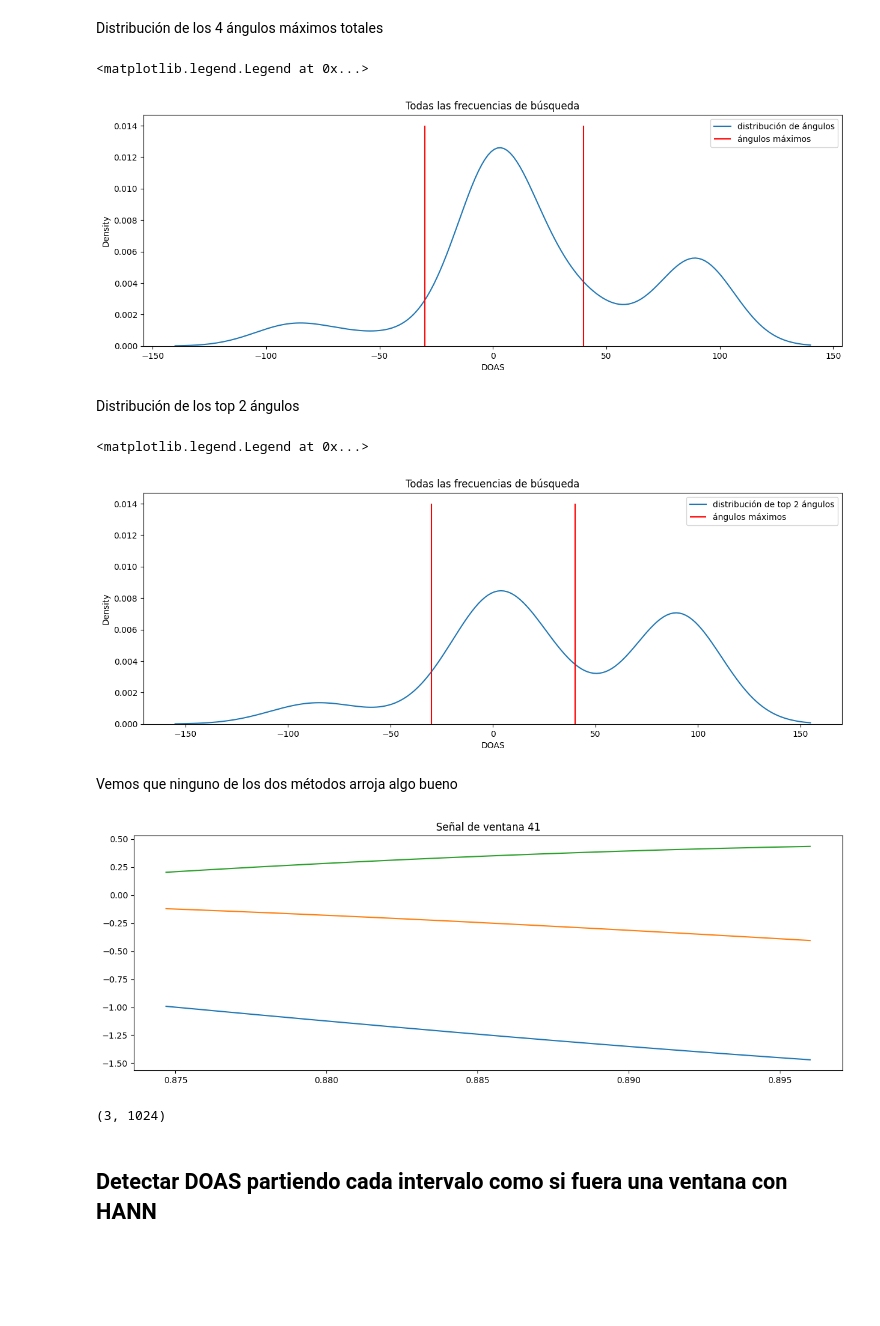
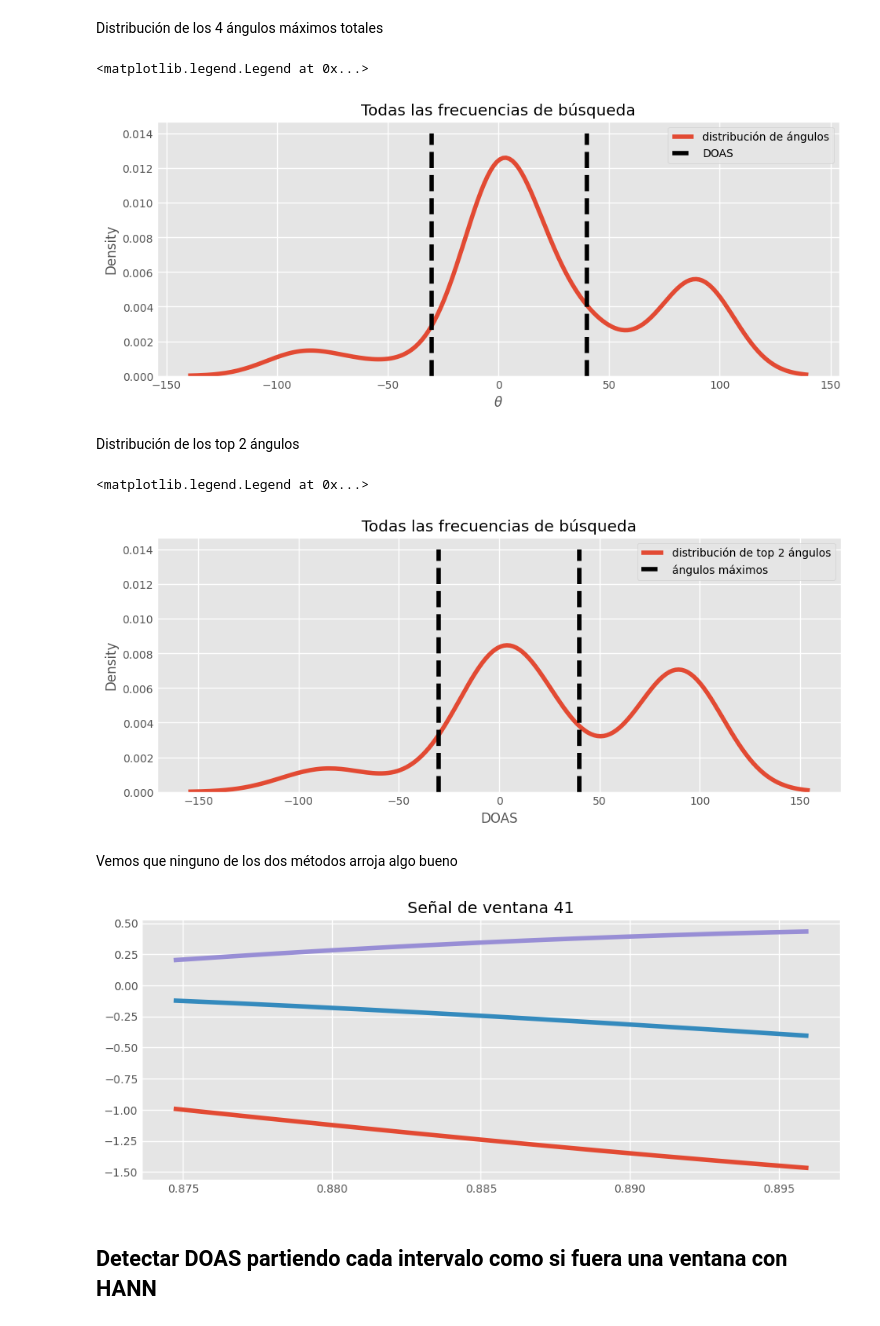
Before and after one commit to linear-regret/PDA, a Jupyter notebook: Proyecto PDA/music_complete.ipynb, the cells around one changed output. Drawn from its saved outputs; the diff is of its cells as text; code cells hidden in the pictures; blank space fills up the shorter version.

```diff
--- a/Proyecto PDA/music_complete.ipynb
+++ b/Proyecto PDA/music_complete.ipynb
@@ -9,11 +9,13 @@ import numpy as np
 from math import pi
 import wave
 
+plt.style.use('ggplot')
+
 from scipy import fft
 import pyfftw as fftw
 # Opciones de matplotlib
 rc=plt.rcParams
-rc['figure.figsize']=[15,5]
+rc['figure.figsize']=[10,4]
 
 # Para mostrar todas las columnas cuando se imprime un df
 pd.set_option('display.max_columns', None)
@@ -173,12 +194,13 @@ como sólo se ven tres gráficas confirmamos que se obtiene lo mismo
 # %%
 def gen_señales_mic(DOAS,señales,d_im,N_mic,n_ventana=1024,freq_sampleo=48_000):
     '''
+    Para un arreglo lineal
+    regresa las señales  que se observarían en cada micrófono dadas las señales
+
     DOAS: Los ángulos en grados de las señales de entrada
     d_im: distancia inter-micrófono
     n_ventana: el tamaño de la muestra
     señales: funciones o arreglos que se le aplican a los datos
-
-    regresa las señales reales en cada micrófono
     '''
 
     # Se obtienen las frecuencias de la transformada rápida
@@ -210,9 +232,9 @@ plt.plot(t,x_mics[0],label='1')
 plt.plot(t,x_mics[1],label='2')
 plt.plot(t,x_mics[2],label='3')
 
-# plt.plot(t,x)
-# plt.plot(t,y)
-# plt.plot(t,z)
+plt.plot(t,x,label='a')
+plt.plot(t,y,label='a')
+plt.plot(t,z,label='a')
 plt.legend()
 plt.show()
 # %% [output]
@@ -241,10 +267,14 @@ fig.add_bar(x=freq_array_string,y=np.abs(s_hat_vec)[:,1],name='señal 2')
 fig.show()
 # %%
 def MUSIC(this_ws,x_mics,angles,n_ruidoso):
-    X=fft.fft(x_mics,axis=1)
+    '''
+    Función para encontrar el espectro de music. Depende del arreglo de micrófonos a través de A_completa
+    x_mics: el arreglo de señales que ve cada micrófono
+    '''
+    X=fft.fft(x_mics,axis=1) # se hace la transformada a lo largo del eje 1 para obtener una transformada por cada mic
     music_spectrum=np.zeros(shape=(len(this_ws),len(angles)))
     for i,wi in enumerate(this_ws):
-        this_X=X[:,wi] # Esta es la que tiene que ser calculada usando ventanas anteriores. Cuando dividas en varias ventanas de Hann, se debería de ver una diferencia en la estimación
+        this_X=X[:,wi] # TODO: Esta es la que tiene que ser calculada usando ventanas anteriores. Cuando dividas en varias ventanas de Hann, se debería de ver una diferencia en la estimación
         R=this_X.reshape(-1,1)*this_X.conj().T
 
         D,Q=np.linalg.eig(R)
@@ -253,10 +283,10 @@ def MUSIC(this_ws,x_mics,angles,n_ruidoso):
         Q=Q[:,I]
 
 
-        Qs=Q[:,1:n_ruidoso]
+        # Qs=Q[:,1:n_ruidoso]
         Qn=Q[:,n_ruidoso:]
 
-        A_angles=A_completa(thetas=angles,freqs=[wi])
+        A_angles=A_completa(θs=angles,freqs=[wi])
 
         for k in range(len(angles)):
             music_spectrum[i,k]=np.abs(1/(A_angles[0,:,k].conj().T@(Qn*Qn.conj().T@A_angles[0,:,k])))
@@ -329,7 +366,7 @@ for i in range(num_ventanas):
 # %%
 plt.title('Señal dividida en ventanas sin Hann')
 for i in range(num_ventanas//3):
-    plt.plot(t_v_array[i],x_v_array[i][0])
-    plt.plot(t_v_array[i],x_v_array[i][1])
-    plt.plot(t_v_array[i],x_v_array[i][2])
+    plt.plot(t_v_array[i],x_v_array[i][0],c=sns.color_palette()[i%len(sns.color_palette())])
+    plt.plot(t_v_array[i],x_v_array[i][1],c=sns.color_palette()[i%len(sns.color_palette())])
+    plt.plot(t_v_array[i],x_v_array[i][2],c=sns.color_palette()[i%len(sns.color_palette())])
 # %% [output]
@@ -350,13 +387,13 @@ Distribución de los 4 ángulos máximos totales
 # %%
 angulos_maximos=np.array(angs_max).reshape(-1)
 plt.title('Todas las frecuencias de búsqueda')
 sns.kdeplot(angulos_maximos,label='distribución de ángulos')
-plt.vlines(x=DOAS,ymin=0,ymax=0.014,colors='r',label='ángulos máximos')
-plt.xlabel('DOAS')
+plt.vlines(x=DOAS,ymin=0,ymax=0.014,colors='k',label='DOAS',linestyles='dashed')
+plt.xlabel('$\\theta$')
 plt.legend()
 # %% [output]
 <matplotlib.legend.Legend at 0x...>
-[figure, old version]
+[figure, new version]
 # %% [markdown]
 Distribución de los top 2 ángulos
 # %%
@@ -368,12 +405,12 @@ for a,i in zip(angs_max,intens_max):
 angulos_maximos_2=np.array(top_2_angs).reshape(-1)
 plt.title('Todas las frecuencias de búsqueda')
 sns.kdeplot(angulos_maximos_2,label='distribución de top 2 ángulos')
-plt.vlines(x=DOAS,ymin=0,ymax=0.014,colors='r',label='ángulos máximos')
+plt.vlines(x=DOAS,ymin=0,ymax=0.014,colors='k',label='ángulos máximos',linestyles='dashed')
 plt.xlabel('DOAS')
 plt.legend()
 # %% [output]
 <matplotlib.legend.Legend at 0x...>
-[figure, old version]
+[figure, new version]
 # %% [markdown]
 Vemos que ninguno de los dos métodos arroja algo bueno
 # %%
@@ -384,13 +421,9 @@ plt.plot(t_v_array[ventana_random],x_v_array[ventana_random][0])
 plt.plot(t_v_array[ventana_random],x_v_array[ventana_random][1])
 plt.plot(t_v_array[ventana_random],x_v_array[ventana_random][2])
 plt.show()
-music_plot(angles,music_random,this_ws,titulo=f'Music para ventana {ventana_random}')
+music_plot(angles= angles,music_spectrum= music_random ,this_ws=this_ws,DOAS=DOAS,freq_array=freq_array,titulo=f'Music para ventana {ventana_random}')
 # %% [output]
-[figure, old version]
+[figure, new version]
-# %%
-x_v_array[ventana_random].shape
-# %% [output]
-(3, 1024)
 # %% [markdown]
 ## Detectar DOAS partiendo cada intervalo como si fuera una ventana  con HANN
 # %%
```
Also changed, not shown: parts of 42 cells of this notebook, 3 other files.
